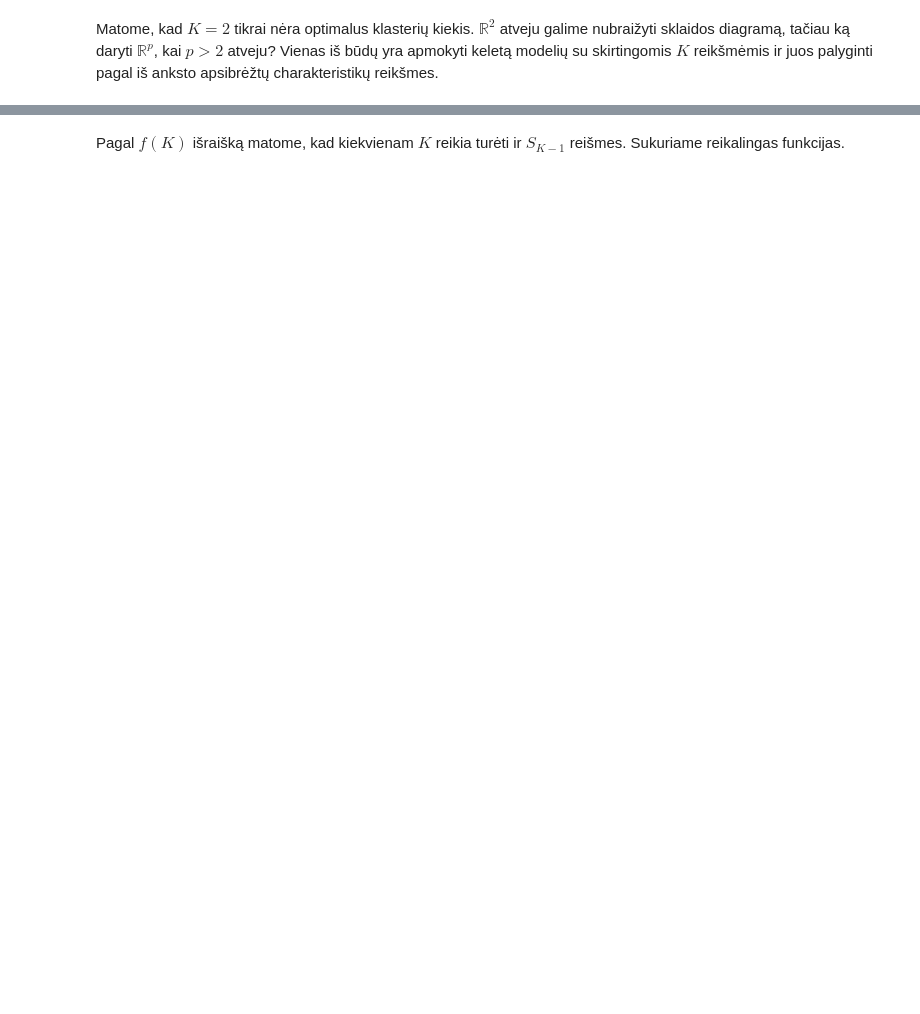
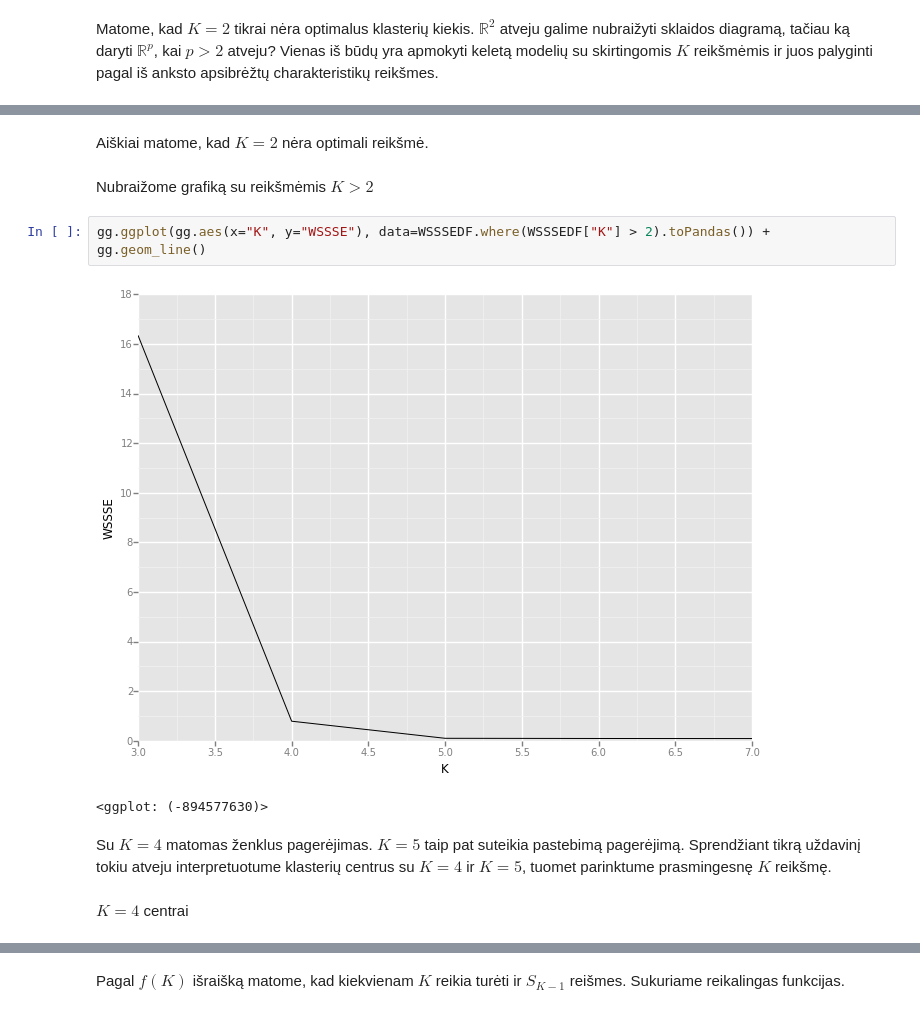
Before and after one commit to AndriusDap/p160m132-examples-spark, a Jupyter notebook: examples_kmeans.ipynb, the cells around one changed output, grey strips where cells are left out. Saved outputs shown, nothing was run; the diff lists cells and outputs as text; blank space fills up the shorter version.

```diff
--- a/examples_kmeans.ipynb
+++ b/examples_kmeans.ipynb
@@ -221,0 +324,13 @@ def kmeansWSSSEsByK(featuresRDD, kValues):
+# %% [markdown]
+Aiškiai matome, kad $K = 2$ nėra optimali reikšmė.
+# %% [markdown]
+Nubraižome grafiką su reikšmėmis $K > 2$
+# %%
+gg.ggplot(gg.aes(x="K", y="WSSSE"), data=WSSSEDF.where(WSSSEDF["K"] > 2).toPandas()) + gg.geom_line()
+# %% [output]
+[figure, added]
+<ggplot: (-894577630)>
+# %% [markdown]
+Su $K = 4$ matomas ženklus pagerėjimas. $K=5$ taip pat suteikia pastebimą pagerėjimą. Sprendžiant tikrą uždavinį tokiu atveju interpretuotume klasterių centrus su $K = 4$ ir $K = 5$, tuomet parinktume prasmingesnę $K$ reikšmę.
+# %% [markdown]
+$K = 4$ centrai
```
Also changed, not shown: parts of 146 cells of this notebook.
